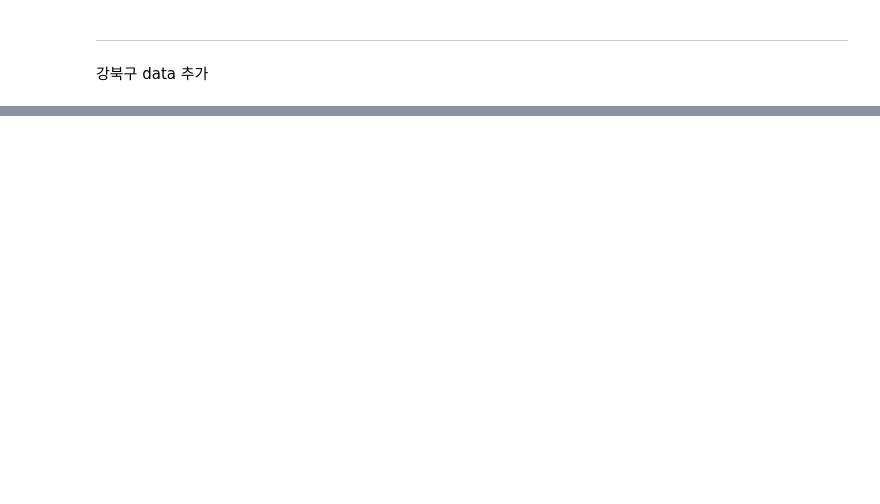
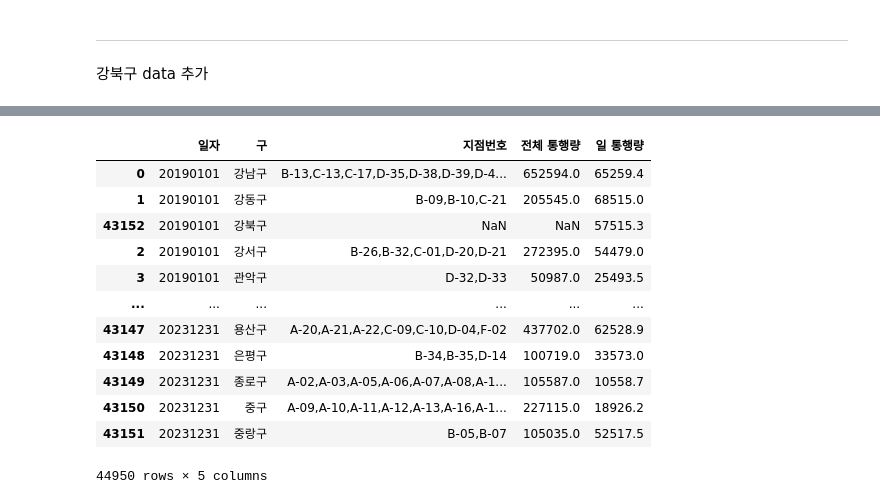
Before and after one commit to steven059/ds_ml_project, a Jupyter notebook: 서울시교통량_2019to2023.ipynb, the cells around one changed output, grey strips where cells are left out. Saved outputs shown, nothing was run; the diff lists cells and outputs as text; code cells hidden in the pictures; blank space fills up the shorter version.

```diff
--- a/서울시교통량_2019to2023.ipynb
+++ b/서울시교통량_2019to2023.ipynb
@@ -605,0 +681,17 @@ array(['강남구', '강동구', '강서구', '관악구', '광진구', '구로
+# %%
+df_filled = df_filled.sort_values(by=['일자', '구'])
+df_filled
+# %% [output]
+|  | 일자 | 구 | 지점번호 | 전체 통행량 | 일 통행량 |
+| 0 | 20190101 | 강남구 | B-13,C-13,C-17,D-35,D-38,D-39,D-4... | 652594.0 | 65259.4 |
+| 1 | 20190101 | 강동구 | B-09,B-10,C-21 | 205545.0 | 68515.0 |
+| 43152 | 20190101 | 강북구 | NaN | NaN | 57515.3 |
+| 2 | 20190101 | 강서구 | B-26,B-32,C-01,D-20,D-21 | 272395.0 | 54479.0 |
+| 3 | 20190101 | 관악구 | D-32,D-33 | 50987.0 | 25493.5 |
+| ... | ... | ... | ... | ... | ... |
+| 43147 | 20231231 | 용산구 | A-20,A-21,A-22,C-09,C-10,D-04,F-02 | 437702.0 | 62528.9 |
+| 43148 | 20231231 | 은평구 | B-34,B-35,D-14 | 100719.0 | 33573.0 |
+| 43149 | 20231231 | 종로구 | A-02,A-03,A-05,A-06,A-07,A-08,A-1... | 105587.0 | 10558.7 |
+| 43150 | 20231231 | 중구 | A-09,A-10,A-11,A-12,A-13,A-16,A-1... | 227115.0 | 18926.2 |
+| 43151 | 20231231 | 중랑구 | B-05,B-07 | 105035.0 | 52517.5 |
+44950 rows × 5 columns
```
Also changed, not shown: parts of 32 cells of this notebook.
